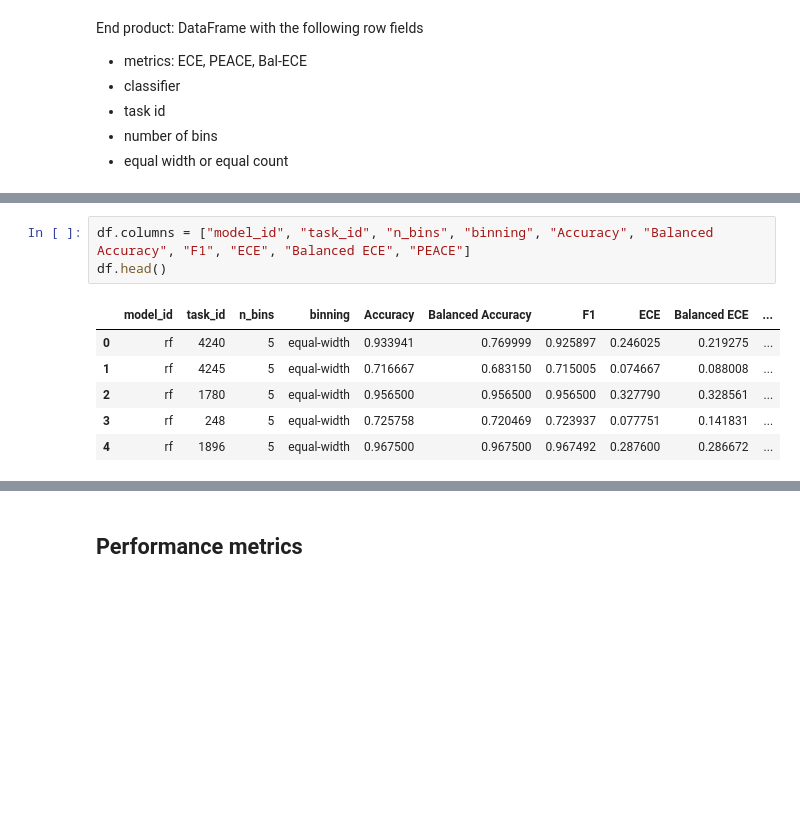
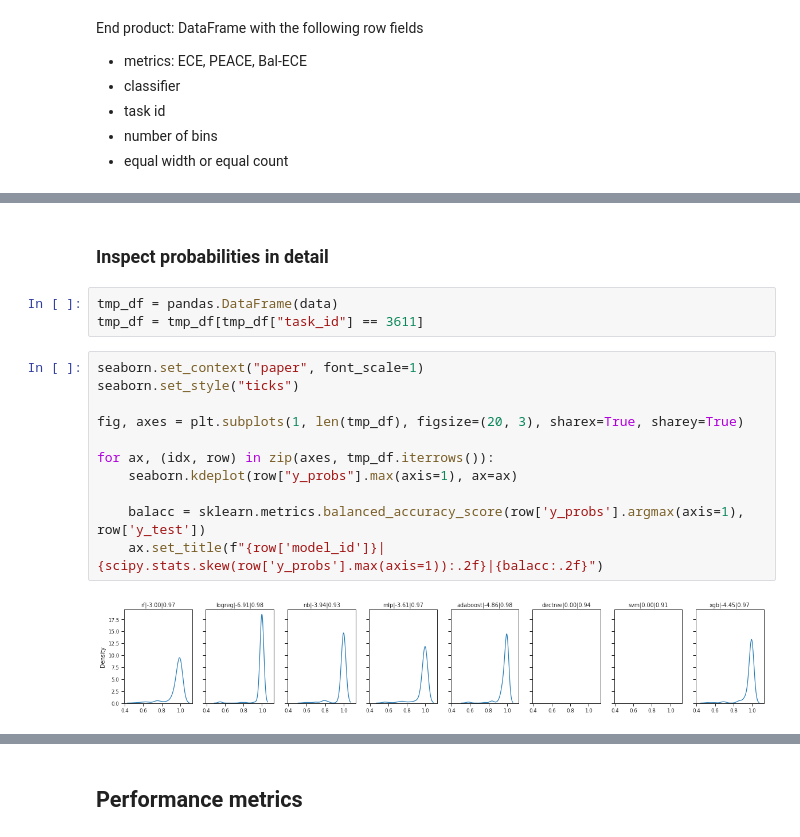
Before and after one commit to MaximLippeveld/riverreliability, a Jupyter notebook: experiments/compare_metrics_over_datasets.ipynb, the cells around one changed output, grey strips where cells are left out. Cells and saved outputs as stored; diff of their text form; blank space fills up the shorter version.

```diff
--- a/experiments/compare_metrics_over_datasets.ipynb
+++ b/experiments/compare_metrics_over_datasets.ipynb
@@ -537,10 +559,18 @@ grid.add_legend()
-# %%
-df.columns = ["model_id", "task_id", "n_bins", "binning", "Accuracy", "Balanced Accuracy", "F1", "ECE", "Balanced ECE", "PEACE"]
-df.head()
-# %% [output]
-|  | model_id | task_id | n_bins | binning | Accuracy | Balanced Accuracy | F1 | ECE | Balanced ECE | ... |
-| 0 | rf | 4240 | 5 | equal-width | 0.933941 | 0.769999 | 0.925897 | 0.246025 | 0.219275 | ... |
-| 1 | rf | 4245 | 5 | equal-width | 0.716667 | 0.683150 | 0.715005 | 0.074667 | 0.088008 | ... |
-| 2 | rf | 1780 | 5 | equal-width | 0.956500 | 0.956500 | 0.956500 | 0.327790 | 0.328561 | ... |
-| 3 | rf | 248 | 5 | equal-width | 0.725758 | 0.720469 | 0.723937 | 0.077751 | 0.141831 | ... |
-| 4 | rf | 1896 | 5 | equal-width | 0.967500 | 0.967500 | 0.967492 | 0.287600 | 0.286672 | ... |
+# %% [markdown]
+### Inspect probabilities in detail
+# %%
+tmp_df = pandas.DataFrame(data)
+tmp_df = tmp_df[tmp_df["task_id"] == 3611]
+# %%
+seaborn.set_context("paper", font_scale=1)
+seaborn.set_style("ticks")
+
+fig, axes = plt.subplots(1, len(tmp_df), figsize=(20, 3), sharex=True, sharey=True)
+
+for ax, (idx, row) in zip(axes, tmp_df.iterrows()):
+    seaborn.kdeplot(row["y_probs"].max(axis=1), ax=ax)
+
+    balacc = sklearn.metrics.balanced_accuracy_score(row['y_probs'].argmax(axis=1), row['y_test'])
+    ax.set_title(f"{row['model_id']}|{scipy.stats.skew(row['y_probs'].max(axis=1)):.2f}|{balacc:.2f}")
+# %% [output]
+[figure, added]
```
Also changed, not shown: parts of 28 cells of this notebook, 3 other files.
